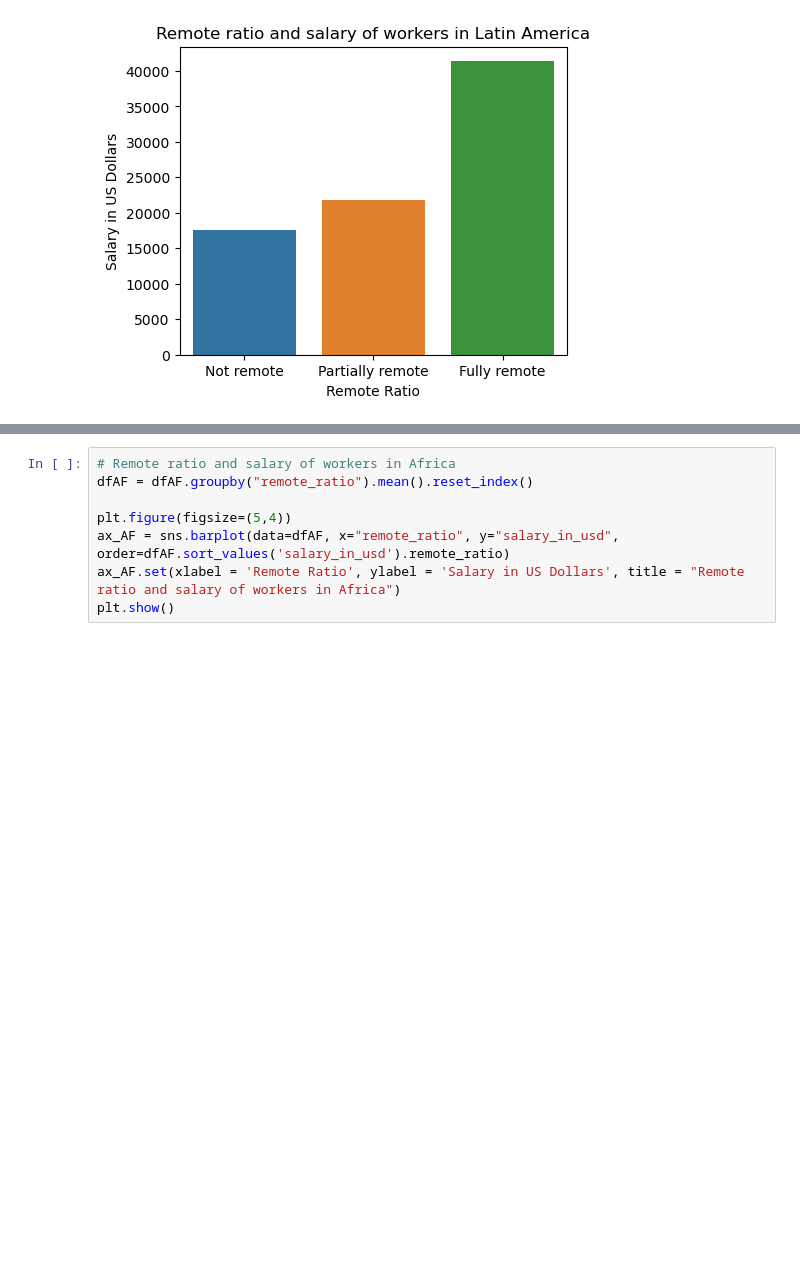
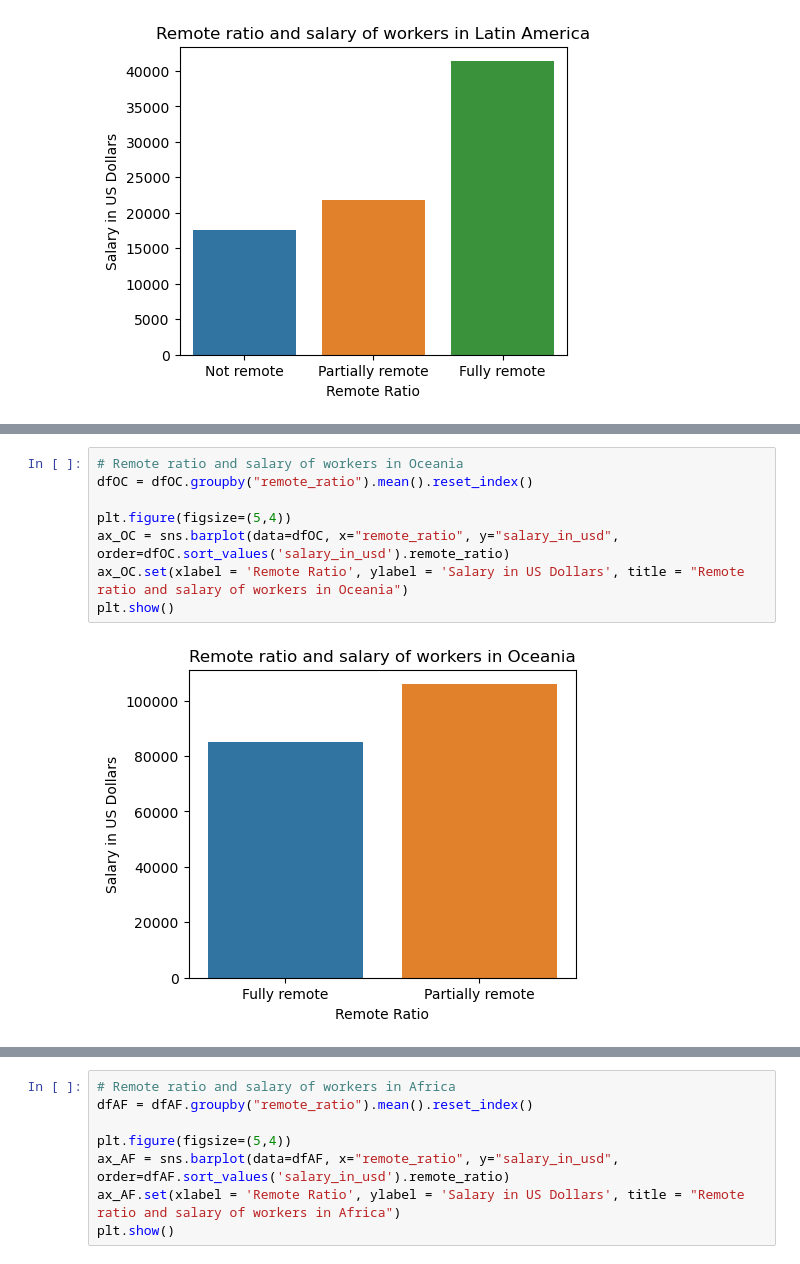
Before and after one commit to ubco-W2022T2-data301/project-group-group07, a Jupyter notebook: analysis/analysis2.ipynb, the cells around one changed output, grey strips where cells are left out. Saved outputs shown, nothing was run; the diff lists cells and outputs as text; blank space fills up the shorter version.

```diff
--- a/analysis/analysis2.ipynb
+++ b/analysis/analysis2.ipynb
@@ -446,0 +453,10 @@ plt.show()
+# %%
+# Remote ratio and salary of workers in Oceania
+dfOC = dfOC.groupby("remote_ratio").mean().reset_index()
+
+plt.figure(figsize=(5,4))
+ax_OC = sns.barplot(data=dfOC, x="remote_ratio", y="salary_in_usd", order=dfOC.sort_values('salary_in_usd').remote_ratio)
+ax_OC.set(xlabel = 'Remote Ratio', ylabel = 'Salary in US Dollars', title = "Remote ratio and salary of workers in Oceania")
+plt.show()
+# %% [output]
+[figure, added]
```
Also changed, not shown: parts of 39 cells of this notebook, 1 other file.
